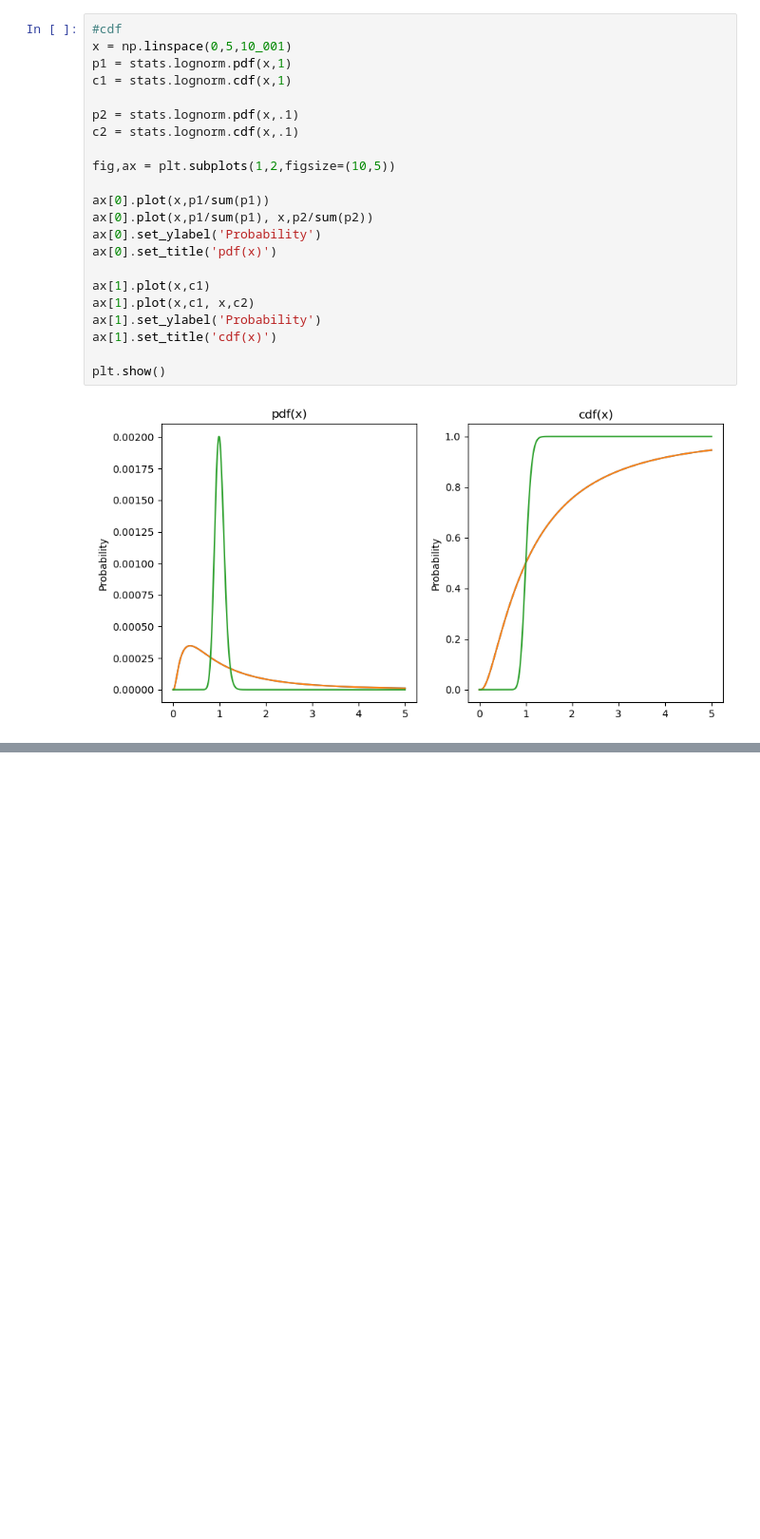
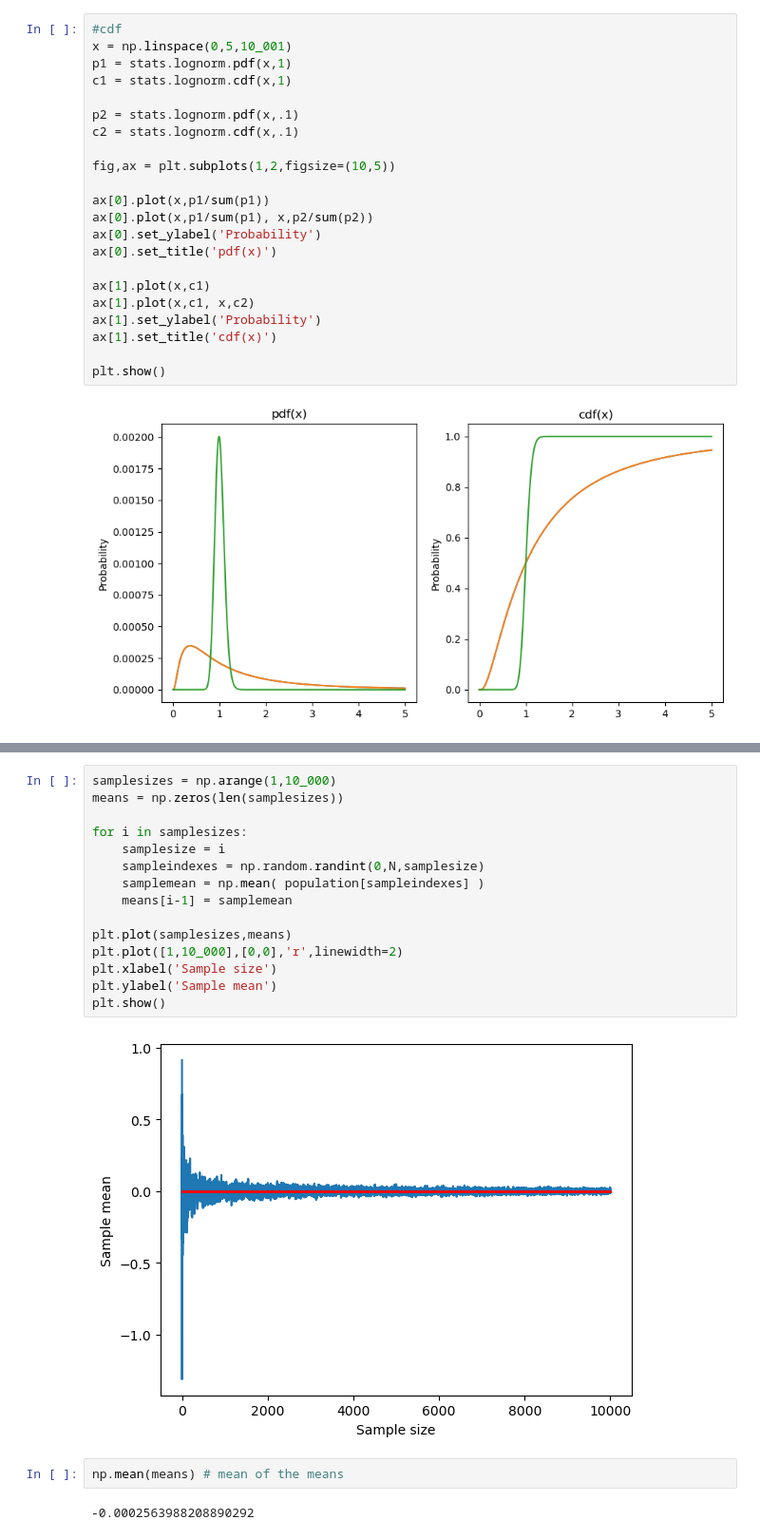
Before and after one commit to szalai-istvan/python-machine-learning, a Jupyter notebook: 03_statistics-and-machine-learning/04_probability-theory/probability.ipynb, the cells around one changed output, grey strips where cells are left out. Shown: that part at 95% size. Drawn from its saved outputs; the diff is of its cells as text; blank space fills up the shorter version.

```diff
--- a/03_statistics-and-machine-learning/04_probability-theory/probability.ipynb
+++ b/03_statistics-and-machine-learning/04_probability-theory/probability.ipynb
@@ -102,0 +134,21 @@ plt.show()
+# %%
+samplesizes = np.arange(1,10_000)
+means = np.zeros(len(samplesizes))
+
+for i in samplesizes:
+    samplesize = i
+    sampleindexes = np.random.randint(0,N,samplesize)
+    samplemean = np.mean( population[sampleindexes] )
+    means[i-1] = samplemean
+
+plt.plot(samplesizes,means)
+plt.plot([1,10_000],[0,0],'r',linewidth=2)
+plt.xlabel('Sample size')
+plt.ylabel('Sample mean')
+plt.show()
+# %% [output]
+[figure, added]
+# %%
+np.mean(means) # mean of the means
+# %% [output]
+-0.0002563988208890292
```
Also changed, not shown: parts of 5 cells of this notebook.
